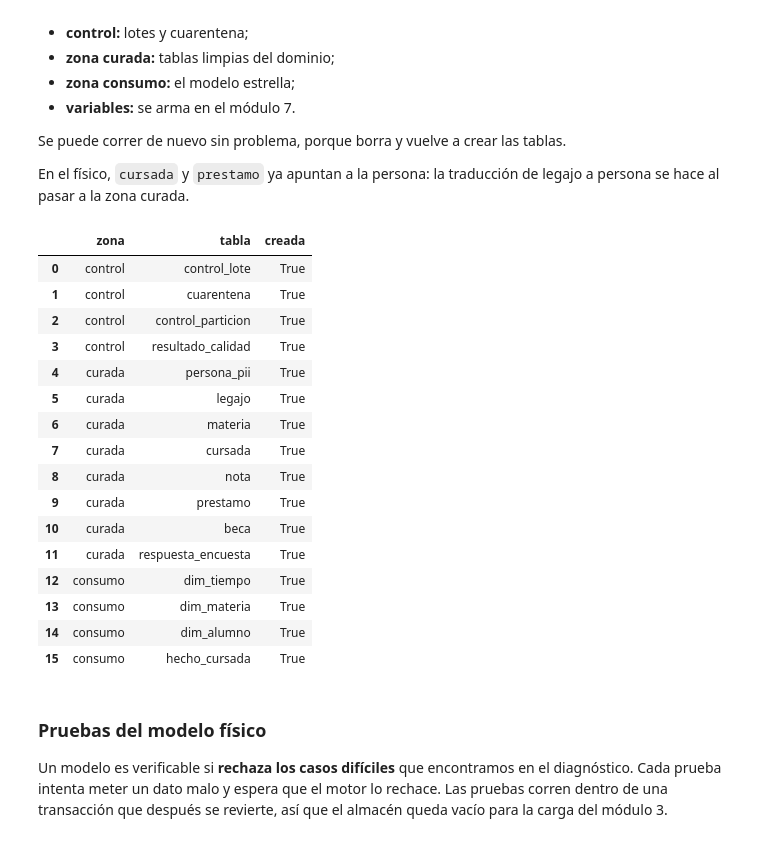
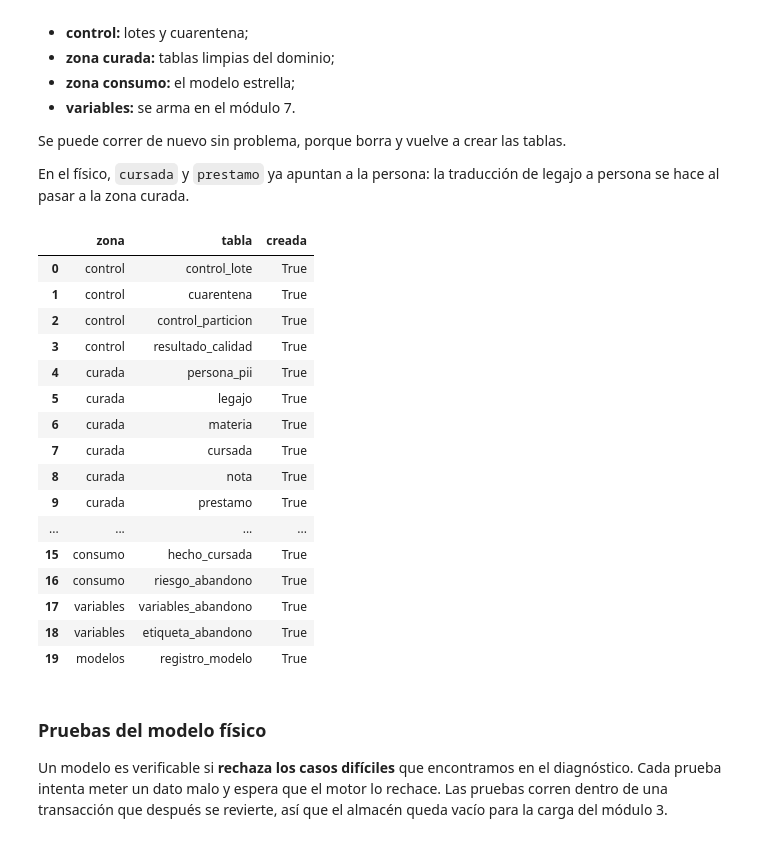
Before and after one commit to raschmatias/dh_arca, a Jupyter notebook: Data Engineer/06_uniandina/trabajo_final_uniandina.ipynb, the cells around one changed output. Saved outputs shown, nothing was run; the diff lists cells and outputs as text; code cells hidden in the pictures.

```diff
--- a/Data Engineer/06_uniandina/trabajo_final_uniandina.ipynb
+++ b/Data Engineer/06_uniandina/trabajo_final_uniandina.ipynb
@@ -34,7 +34,7 @@ Corré esta celda primero. Si falta alguna librería (incluida `openpyxl`, para
 import importlib, importlib.util, subprocess, sys
 
 REQUISITOS = {"numpy": "numpy", "pandas": "pandas", "matplotlib": "matplotlib", "openpyxl": "openpyxl",
-              "yaml": "pyyaml"}   # pyyaml: para leer el contrato de datos (módulo 6)
+              "yaml": "pyyaml", "sklearn": "scikit-learn"}   # pyyaml: contrato (módulo 6) · scikit-learn: modelo (módulo 7)
 print(f"Kernel en uso: {sys.executable} (Python {sys.version.split()[0]})")
 faltan = [pip for modulo, pip in REQUISITOS.items() if importlib.util.find_spec(modulo) is None]
 if faltan:
@@ -439,6 +439,10 @@ DDL = """
 PRAGMA foreign_keys = ON;
 
 -- Se borra en orden inverso a las dependencias, para poder correr la celda las veces que haga falta.
+DROP TABLE IF EXISTS riesgo_abandono;
+DROP TABLE IF EXISTS registro_modelo;
+DROP TABLE IF EXISTS etiqueta_abandono;
+DROP TABLE IF EXISTS variables_abandono;
 DROP TABLE IF EXISTS hecho_cursada;
 DROP TABLE IF EXISTS dim_alumno;
 DROP TABLE IF EXISTS dim_materia;
@@ -612,40 +616,86 @@ CREATE TABLE hecho_cursada (                         -- grano: persona × materi
     aprobada     INTEGER NOT NULL CHECK (aprobada IN (0, 1)),
     ausente      INTEGER NOT NULL CHECK (ausente IN (0, 1)),
     fuente_nota  TEXT NOT NULL CHECK (fuente_nota IN ('acta', 'csv', 'sin nota')),
     id_lote      INTEGER REFERENCES control_lote (id_lote),
     UNIQUE (sk_alumno, sk_materia, sk_tiempo)
 );
 CREATE INDEX ix_hecho_tiempo  ON hecho_cursada (sk_tiempo);
+
+CREATE TABLE riesgo_abandono (                       -- la lista para tutores (salida del modelo)
+    id_persona     TEXT NOT NULL,
+    corte          TEXT NOT NULL,
+    version_modelo TEXT NOT NULL,
+    score          REAL NOT NULL CHECK (score BETWEEN 0 AND 1),
+    puesto         INTEGER NOT NULL,
+    en_lista       INTEGER NOT NULL CHECK (en_lista IN (0, 1)),
+    PRIMARY KEY (id_persona, corte, version_modelo)
+);
+
+-- ============ ZONA VARIABLES: lo que ve el modelo, siempre con su fecha de corte ============
+CREATE TABLE variables_abandono (
+    id_persona          TEXT NOT NULL,
+    corte               TEXT NOT NULL,           -- todo lo que entra en la fila ocurrió ANTES de esta fecha
+    cuatrimestre_base   TEXT NOT NULL,           -- el último cuatrimestre terminado antes del corte
+    prom_nota           REAL,
+    n_desaprobadas      INTEGER NOT NULL,
+    prestamos_90d       INTEGER NOT NULL,
+    prestamos_180d      INTEGER NOT NULL,
+    dias_sin_prestamo   INTEGER NOT NULL,
+    porcentaje_beca     INTEGER NOT NULL,
+    plan_2023           INTEGER NOT NULL CHECK (plan_2023 IN (0, 1)),
+    PRIMARY KEY (id_persona, corte)
+);
+
+CREATE TABLE etiqueta_abandono (                     -- separada de las variables: el modelo nunca la ve al predecir
+    id_persona  TEXT NOT NULL,
+    corte       TEXT NOT NULL,
+    abandono    INTEGER NOT NULL CHECK (abandono IN (0, 1)),
+    PRIMARY KEY (id_persona, corte)
+);
+
+CREATE TABLE registro_modelo (                       -- versiones del modelo y cuál está en producción
+    version       TEXT PRIMARY KEY,
+    tipo          TEXT NOT NULL,
+    registrado    TEXT NOT NULL,
+    corte_datos   TEXT NOT NULL,
+    huella_datos  TEXT NOT NULL,
+    metricas      TEXT NOT NULL,
+    estado        TEXT NOT NULL CHECK (estado IN ('candidato', 'producción', 'respaldo', 'retirado', 'rechazado')),
+    motivo        TEXT
+);
+CREATE UNIQUE INDEX ux_un_modelo_en_produccion ON registro_modelo (estado) WHERE estado = 'producción';
 CREATE INDEX ix_hecho_materia ON hecho_cursada (sk_materia);
 """
 
 almacen = dwh()
 almacen.executescript(DDL)
 almacen.execute("PRAGMA foreign_keys = ON")
 
 zona = {"control": ["control_lote", "cuarentena", "control_particion", "resultado_calidad"],
         "curada": ["persona_pii", "legajo", "materia", "cursada", "nota", "prestamo", "beca", "respuesta_encuesta"],
-        "consumo": ["dim_tiempo", "dim_materia", "dim_alumno", "hecho_cursada"]}
+        "consumo": ["dim_tiempo", "dim_materia", "dim_alumno", "hecho_cursada", "riesgo_abandono"],
+        "variables": ["variables_abandono", "etiqueta_abandono"],
+        "modelos": ["registro_modelo"]}
 tablas = sql("SELECT name FROM sqlite_master WHERE type = 'table' ORDER BY name", base="dwh.db").name.tolist()
 pd.DataFrame([{"zona": z, "tabla": t, "creada": t in tablas} for z, ts in zona.items() for t in ts])
 # %% [output]
 |  | zona | tabla | creada |
 | 0 | control | control_lote | True |
 | 1 | control | cuarentena | True |
 | 2 | control | control_particion | True |
 | 3 | control | resultado_calidad | True |
 | 4 | curada | persona_pii | True |
 | 5 | curada | legajo | True |
 | 6 | curada | materia | True |
 | 7 | curada | cursada | True |
 | 8 | curada | nota | True |
 | 9 | curada | prestamo | True |
-| 10 | curada | beca | True |
-| 11 | curada | respuesta_encuesta | True |
-| 12 | consumo | dim_tiempo | True |
-| 13 | consumo | dim_materia | True |
-| 14 | consumo | dim_alumno | True |
+| ... | ... | ... | ... |
 | 15 | consumo | hecho_cursada | True |
+| 16 | consumo | riesgo_abandono | True |
+| 17 | variables | variables_abandono | True |
+| 18 | variables | etiqueta_abandono | True |
+| 19 | modelos | registro_modelo | True |
 # %% [markdown]
 ### Pruebas del modelo físico
 
```
Also changed, not shown: parts of 26 cells of this notebook, 2 other files.
